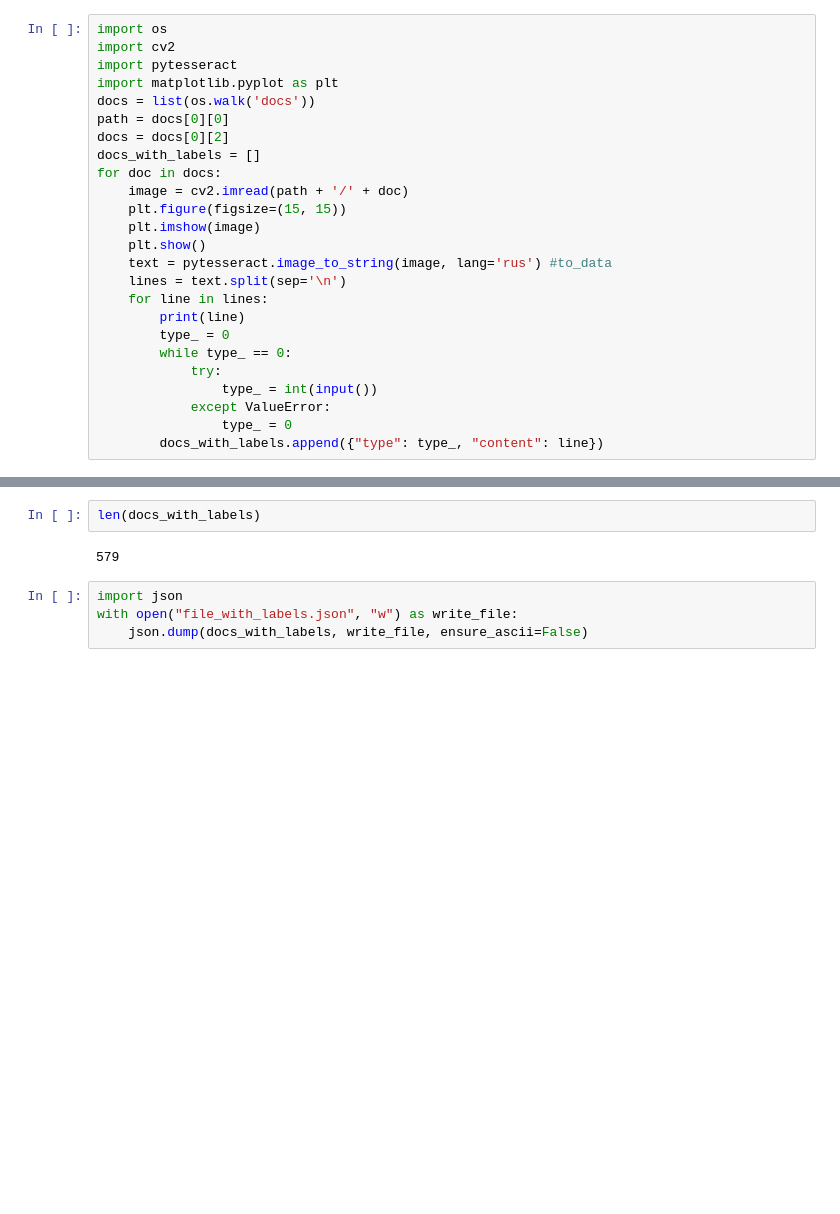
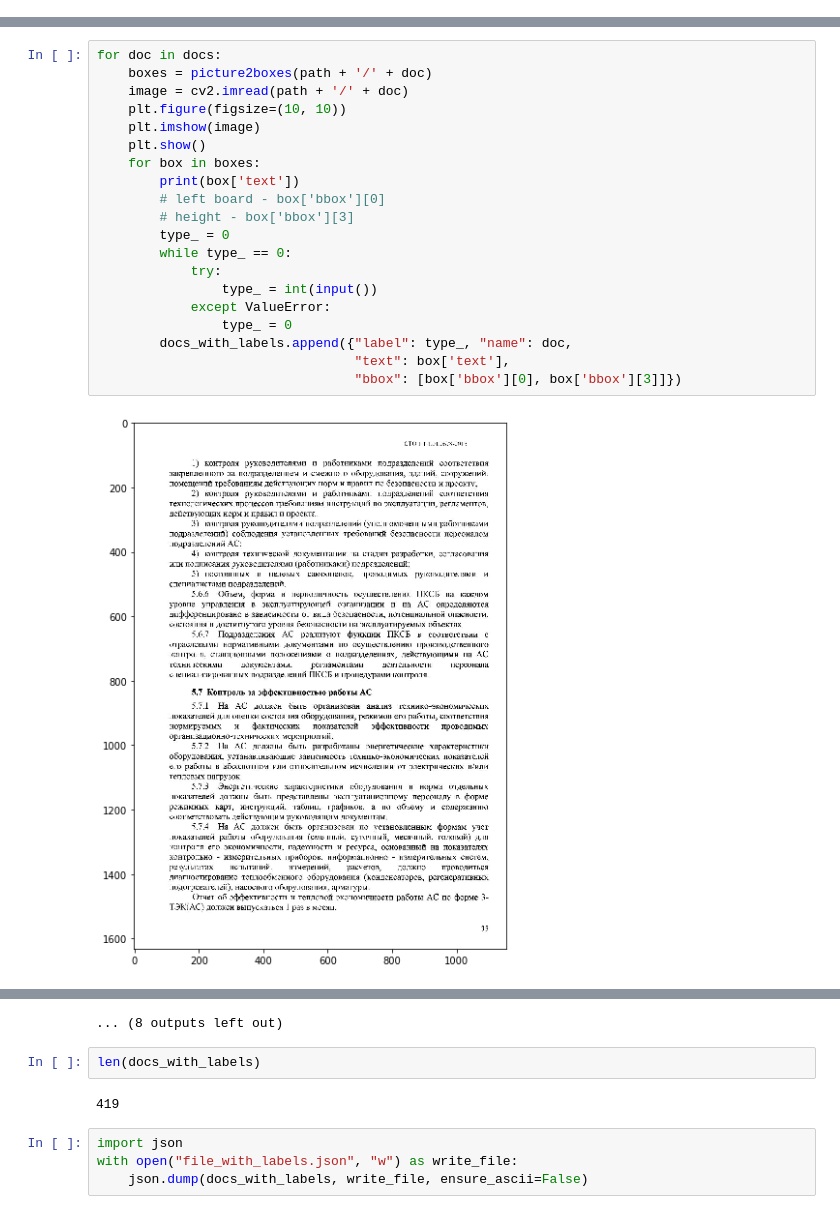
Before and after one commit to NastyBoget/document_structure_extraction, a Jupyter notebook: labels.ipynb, the cells around one changed output, grey strips where cells are left out. Cells and saved outputs as stored; diff of their text form; blank space fills up the shorter version.

Commit message:
added bounding boxes, work in progress

```diff
--- a/labels.ipynb
+++ b/labels.ipynb
@@ -9,25 +10,0 @@
-# %%
-import os
-import cv2
-import pytesseract
-import matplotlib.pyplot as plt
-docs = list(os.walk('docs'))
-path = docs[0][0]
-docs = docs[0][2]
-docs_with_labels = []
-for doc in docs:
-    image = cv2.imread(path + '/' + doc)
-    plt.figure(figsize=(15, 15))
-    plt.imshow(image)
-    plt.show()
-    text = pytesseract.image_to_string(image, lang='rus') #to_data
-    lines = text.split(sep='\n')
-    for line in lines:
-        print(line)
-        type_ = 0
-        while type_ == 0:
-            try:
-                type_ = int(input())
-            except ValueError:
-                type_ = 0
-        docs_with_labels.append({"type": type_, "content": line})
@@ -143,0 +32,22 @@ for doc in docs:
+# %%
+for doc in docs:
+    boxes = picture2boxes(path + '/' + doc)
+    image = cv2.imread(path + '/' + doc)
+    plt.figure(figsize=(10, 10))
+    plt.imshow(image)
+    plt.show()
+    for box in boxes:
+        print(box['text'])
+        # left board - box['bbox'][0]
+        # height - box['bbox'][3]
+        type_ = 0
+        while type_ == 0:
+            try:
+                type_ = int(input())
+            except ValueError:
+                type_ = 0
+        docs_with_labels.append({"label": type_, "name": doc,
+                                 "text": box['text'],
+                                 "bbox": [box['bbox'][0], box['bbox'][3]]})
+# %% [output]
+[figure, added]
@@ -144,7 +161,8 @@ for doc in docs:
+... (8 outputs left out)
 # %%
 len(docs_with_labels)
 # %% [output]
-579
+419
 # %%
 import json
 with open("file_with_labels.json", "w") as write_file:
```
Also changed, not shown: parts of 7 cells of this notebook, 12 other files.
